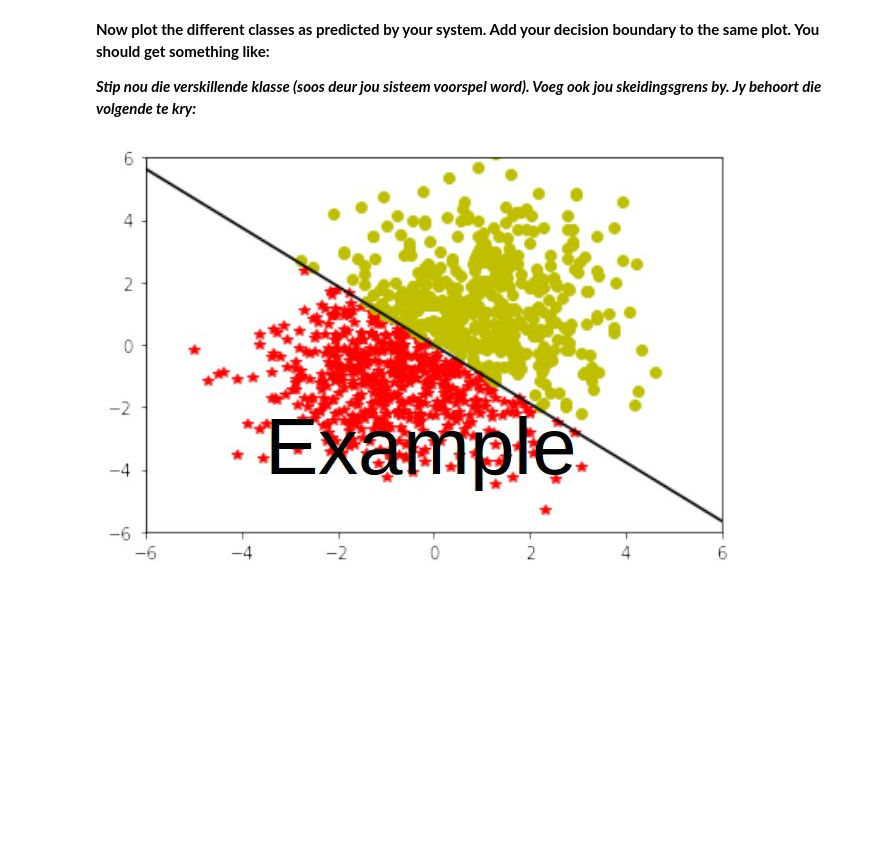
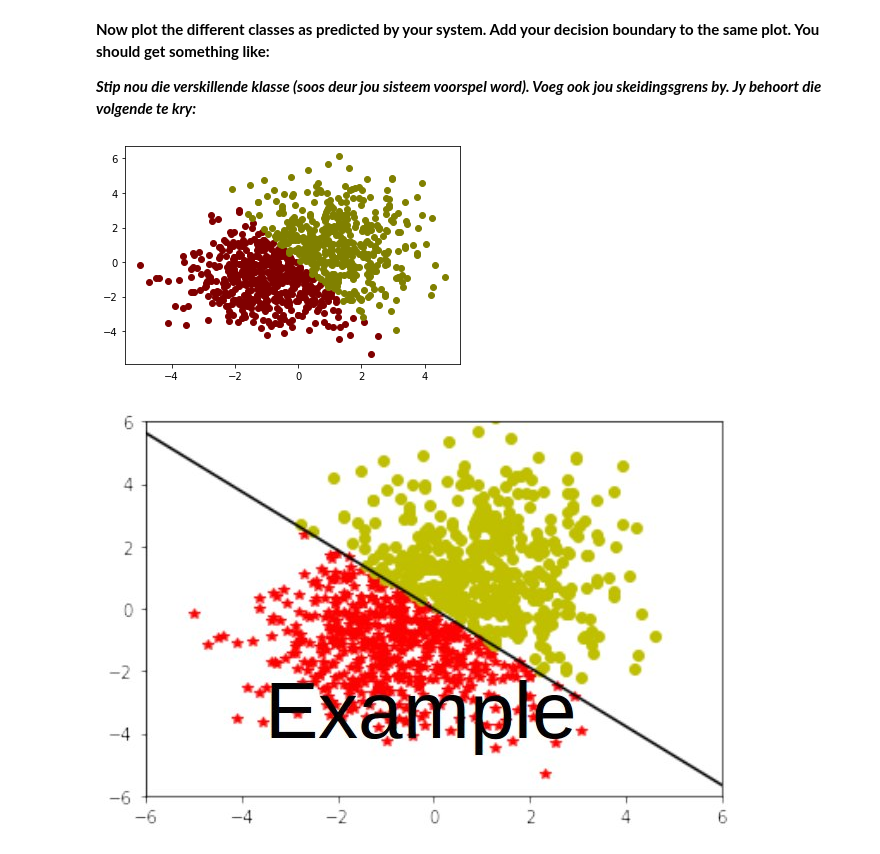
Before and after one commit to 21617066/Ass2, a Jupyter notebook: assign2_new.ipynb, the cells around one changed output. Cells and saved outputs as stored; diff of their text form; code cells hidden in the pictures; blank space fills up the shorter version.

```diff
--- a/assign2_new.ipynb
+++ b/assign2_new.ipynb
@@ -244,6 +246,13 @@ display(Image(filename='./images/conf_mat_logreg.jpg'))
 **Now plot the different classes as predicted by your system. Add your decision boundary to the same plot. You should get something like:**
 
 **_Stip nou die verskillende klasse (soos deur jou sisteem voorspel word). Voeg ook jou skeidingsgrens by. Jy behoort die volgende te kry:_**
+# %%
+for color, label in zip(colors, labels):
+    class_data = X.T[np.flatnonzero(model_lg.prediction == label)]
+    plt.scatter(class_data[:,0],class_data[:,1],c=color)
+plt.show()
+# %% [output]
+[figure, added]
 # %%
 display(Image(filename='./images/predict_logreg.jpg'))
 # %% [output]
```
Also changed, not shown: parts of 7 cells of this notebook, 2 other files.
